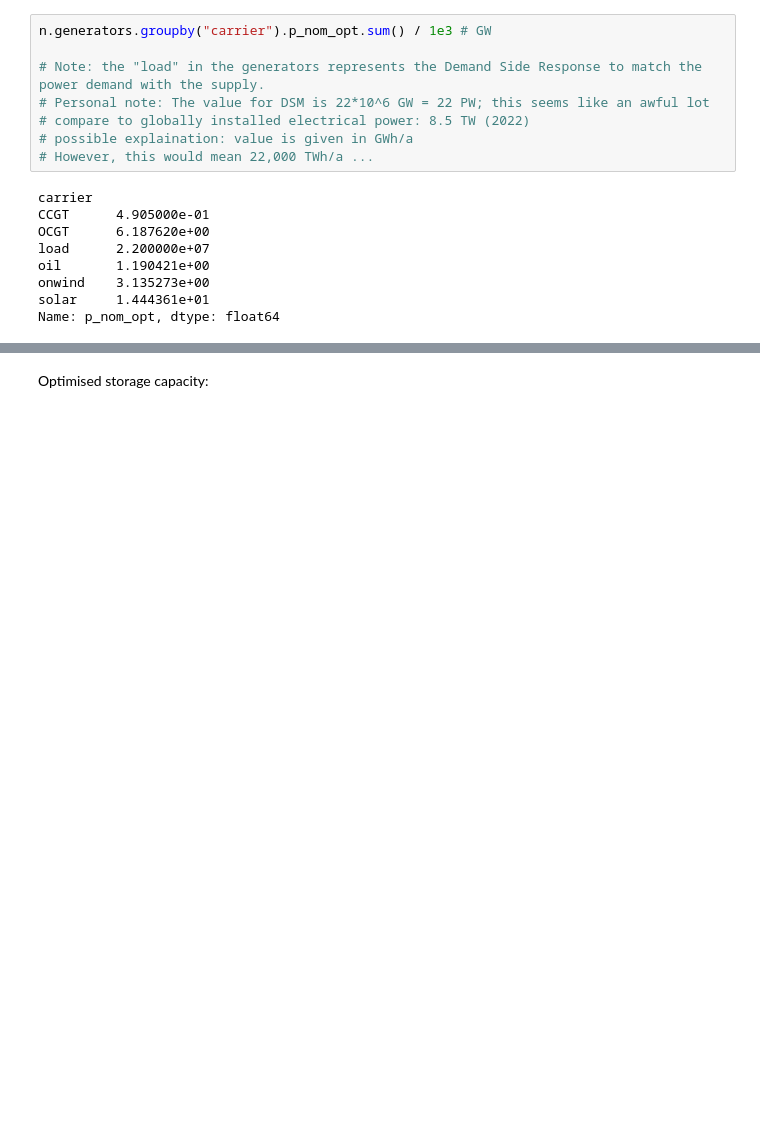
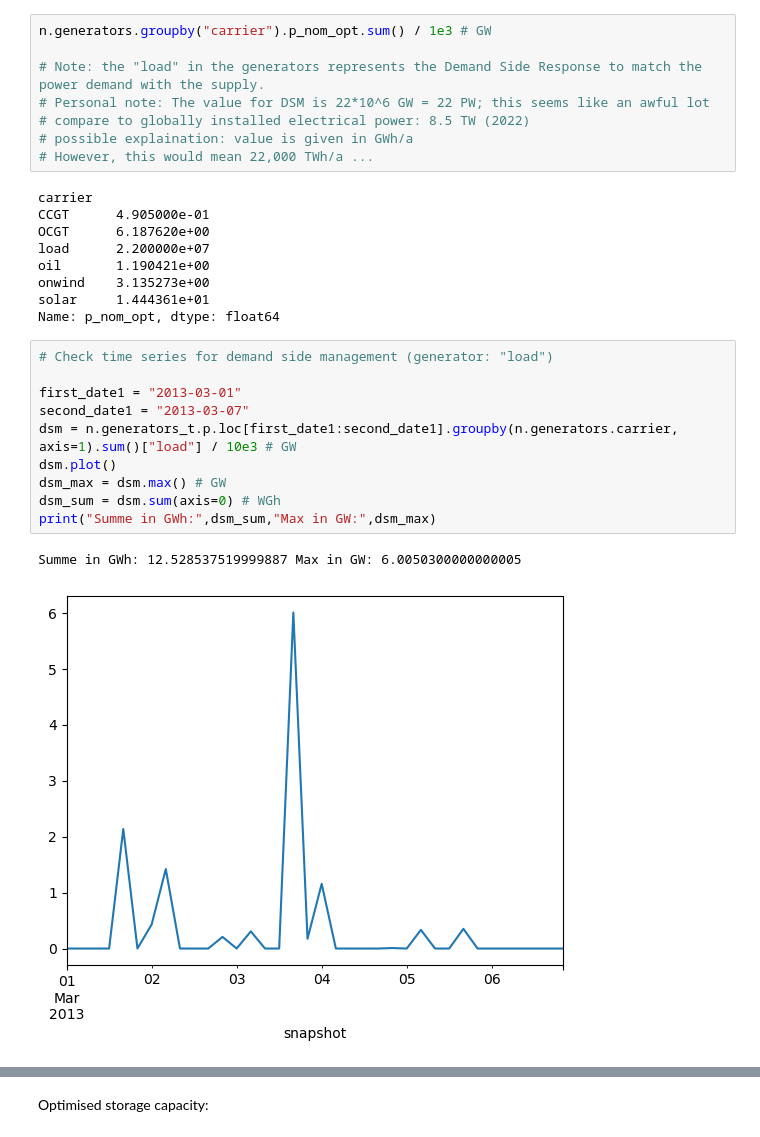
Before and after one commit to marco-sml/pypsa-earth-docu-marco, a Jupyter notebook: notebooks/sample_network_analysis.ipynb, the cells around one changed output, grey strips where cells are left out. Cells and saved outputs as stored; diff of their text form; blank space fills up the shorter version.

Commit message:
Analyze implausible value for demand side management; optimised nominal power is way too big (22 PW), but actually used energy/power is plausible (12.5 GWh in 1 week, max: 6 GW)

```diff
--- a/notebooks/sample_network_analysis.ipynb
+++ b/notebooks/sample_network_analysis.ipynb
@@ -264,3 +278,16 @@ oil       1.190421e+00
 onwind    3.135273e+00
 solar     1.444361e+01
 Name: p_nom_opt, dtype: float64
+# %%
+# Check time series for demand side management (generator: "load")
+
+first_date1 = "2013-03-01"
+second_date1 = "2013-03-07"
+dsm = n.generators_t.p.loc[first_date1:second_date1].groupby(n.generators.carrier, axis=1).sum()["load"] / 10e3 # GW
+dsm.plot()
+dsm_max = dsm.max() # GW
+dsm_sum = dsm.sum(axis=0) # WGh
+print("Summe in GWh:",dsm_sum,"Max in GW:",dsm_max)
+# %% [output]
+Summe in GWh: 12.528537519999887 Max in GW: 6.0050300000000005
+[figure, added]
```
Also changed, not shown: parts of 2 cells of this notebook.
